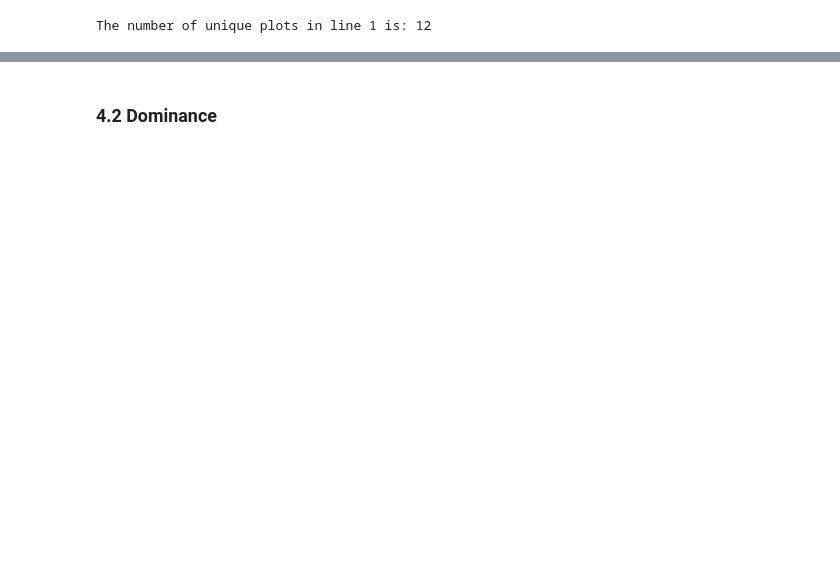
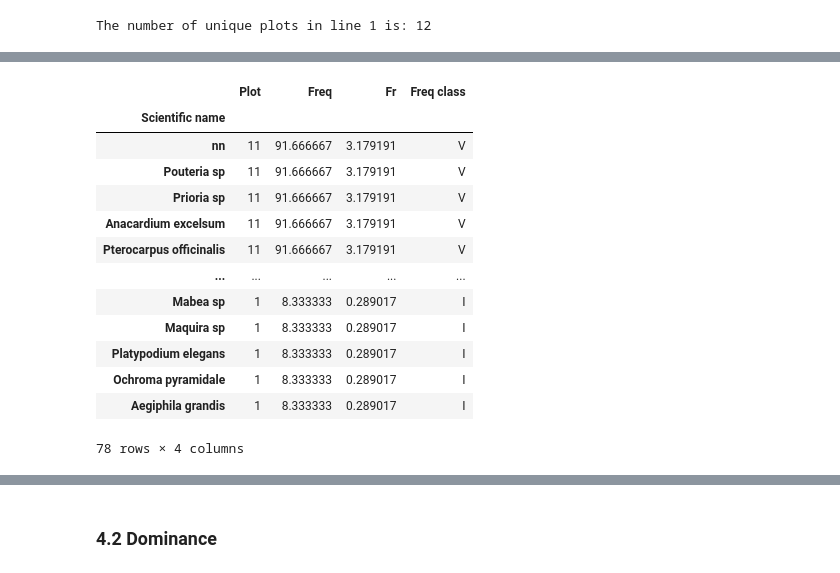
Before and after one commit to miguelif92/IVI-ForstEcol, a Jupyter notebook: notebook/1_ivi.ipynb, the cells around one changed output, grey strips where cells are left out. Cells and saved outputs as stored; diff of their text form; code cells hidden in the pictures; blank space fills up the shorter version.

```diff
--- a/notebook/1_ivi.ipynb
+++ b/notebook/1_ivi.ipynb
@@ -89,0 +122,42 @@ The total frequency in line 1 is: 2883.333333333333
+# %%
+dict_freq = {
+    "I": "0-20",
+    "II": "20-40",
+    "III": "40-60",
+    "IV": "60-80",
+    "V": "80-100",
+}
+
+# Classify the trees into diameter classes using 10 cm intervals with roman numerals
+fr1["Freq class"] = np.select(
+    [(fr1["Freq"] > 0) & (fr1["Freq"] <= 20),
+     (fr1["Freq"] > 20) & (fr1["Freq"] <= 40),
+     (fr1["Freq"] > 40) & (fr1["Freq"] <= 60),
+     (fr1["Freq"] > 60) & (fr1["Freq"] <= 80),
+     (fr1["Freq"] > 80) & (fr1["Freq"] <= 100)],
+    ["I", "II", "III", "IV", "V"],
+    default="Other"
+)
+
+fr1 = fr1.astype(
+    {
+        "Freq class": pd.CategoricalDtype(categories=["I", "II", "III", "IV", "V"], ordered=True),
+    }
+)
+
+fr1.sort_values(by='Fr', ascending=False)
+# %% [output]
+|  | Plot | Freq | Fr | Freq class |
+| Scientific name |  |  |  |  |
+| nn | 11 | 91.666667 | 3.179191 | V |
+| Pouteria sp | 11 | 91.666667 | 3.179191 | V |
+| Prioria sp | 11 | 91.666667 | 3.179191 | V |
+| Anacardium excelsum | 11 | 91.666667 | 3.179191 | V |
+| Pterocarpus officinalis | 11 | 91.666667 | 3.179191 | V |
+| ... | ... | ... | ... | ... |
+| Mabea sp | 1 | 8.333333 | 0.289017 | I |
+| Maquira sp | 1 | 8.333333 | 0.289017 | I |
+| Platypodium elegans | 1 | 8.333333 | 0.289017 | I |
+| Ochroma pyramidale | 1 | 8.333333 | 0.289017 | I |
+| Aegiphila grandis | 1 | 8.333333 | 0.289017 | I |
+78 rows × 4 columns
```
Also changed, not shown: parts of 22 cells of this notebook, 2 other files.
